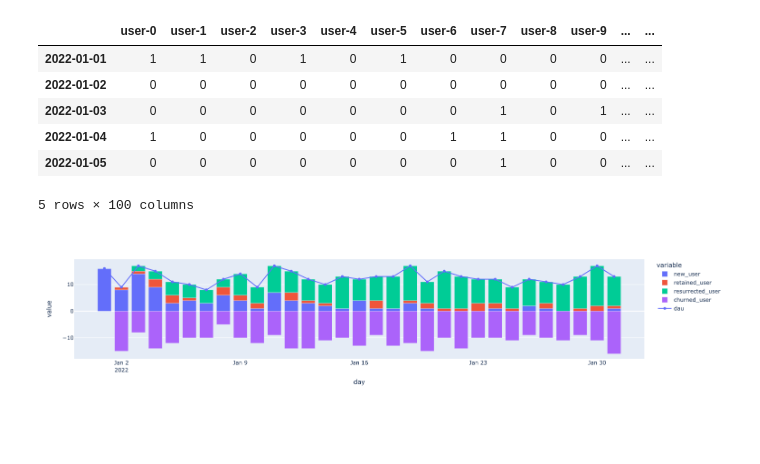
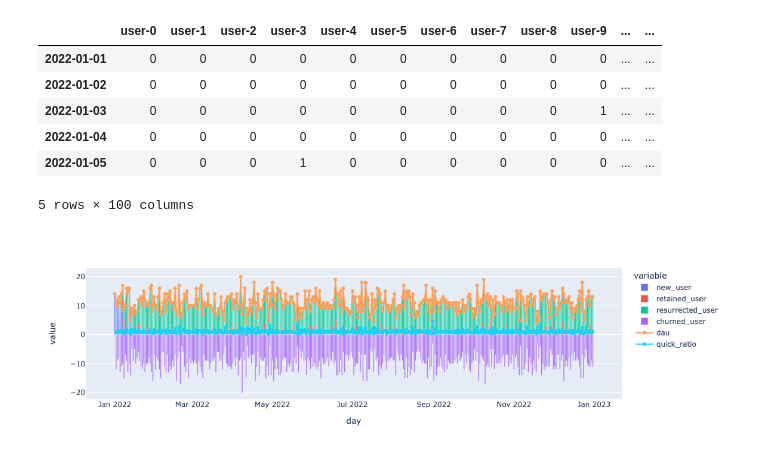
Before and after one commit to hidek84/product-growth-analysis, a Jupyter notebook: product-growth-analysis.ipynb, the cells around one changed output. Saved outputs shown, nothing was run; the diff lists cells and outputs as text; code cells hidden in the pictures; blank space fills up the shorter version.

Commit message:
enable webgl mode

```diff
--- a/product-growth-analysis.ipynb
+++ b/product-growth-analysis.ipynb
@@ -7,7 +7,7 @@ from plotly.subplots import make_subplots
 pd.options.plotting.backend = "plotly"
 
 names = range(100)
-dates = pd.date_range(start='2022-01-01', end='2022-01-31')
+dates = pd.date_range(start='2022-01-01', end='2022-12-31')
 
 rng = np.random.default_rng()
 activity = (rng.random((len(dates), len(names))) > 0.5).astype(int)
@@ -21,11 +21,11 @@ assert len(sum_check[sum_check == 0]) == 0
 df.head()
 # %% [output]
 |  | user-0 | user-1 | user-2 | user-3 | user-4 | user-5 | user-6 | user-7 | user-8 | user-9 | ... | ... |
-| 2022-01-01 | 1 | 1 | 0 | 1 | 0 | 1 | 0 | 0 | 0 | 0 | ... | ... |
+| 2022-01-01 | 0 | 0 | 0 | 0 | 0 | 0 | 0 | 0 | 0 | 0 | ... | ... |
 | 2022-01-02 | 0 | 0 | 0 | 0 | 0 | 0 | 0 | 0 | 0 | 0 | ... | ... |
-| 2022-01-03 | 0 | 0 | 0 | 0 | 0 | 0 | 0 | 1 | 0 | 1 | ... | ... |
-| 2022-01-04 | 1 | 0 | 0 | 0 | 0 | 0 | 1 | 1 | 0 | 0 | ... | ... |
-| 2022-01-05 | 0 | 0 | 0 | 0 | 0 | 0 | 0 | 1 | 0 | 0 | ... | ... |
+| 2022-01-03 | 0 | 0 | 0 | 0 | 0 | 0 | 0 | 0 | 0 | 1 | ... | ... |
+| 2022-01-04 | 0 | 0 | 0 | 0 | 0 | 0 | 0 | 0 | 0 | 0 | ... | ... |
+| 2022-01-05 | 0 | 0 | 0 | 1 | 0 | 0 | 0 | 0 | 0 | 0 | ... | ... |
 5 rows × 100 columns
 # %%
 def get_dau(input_df):
@@ -65,37 +65,58 @@ new = df.assign(
     new_user=get_new_user(df),
     retained_user=get_retained_user(df),
     churned_user=get_churned_user(df),
     continuous_churned_user=get_continuous_churned_user(df),
     resurrected_user=get_resurrected_user(df),
 )
 new['dau_cal'] = new.new_user.fillna(0) + new.retained_user + new.resurrected_user
 new['total'] = new.new_user.fillna(0) + new.retained_user + new.resurrected_user + new.churned_user + new.continuous_churned_user
 new['check'] = new['dau'] == new['dau_cal']
 new.index.name = 'day'
 
 # display(new.head())
 # # Check
 # test1 = df.loc[['2022-01-01']].T
 # display(test1[test1['2022-01-01'] == 1].sort_index())
 # test2 = pd.DataFrame(df.T.idxmax(axis=1)).assign(count=1).pivot(columns=0, values='count').T.loc[['2022-01-01']].T.fillna(0)
 # display(test2[test2['2022-01-01'] == 1].sort_index())
 
 
 ## Plot
+new['quick_ratio'] = (new.new_user + new.resurrected_user) / new.churned_user
 new['churned_user'] = -new['churned_user']
 new['continuous_churned_user'] = -new['continuous_churned_user']
-fig_dau = go.Scatter(
+
+# fig_dau = go.Scatter(
+#     x=new.index,
+#     y=new['dau'],
+#     text=new['dau'],
+#     textposition='top center',
+#     mode='lines+markers+text',
+#     name='dau'
+# )
+
+# Non-WebGL mode
+# fig_dau = new['dau'].plot(markers=True).data[0]
+# fig_quick_ratio = new['quick_ratio'].plot(markers=True).data[0]
+
+# WebGL mode
+fig_dau = go.Scattergl(
     x=new.index,
     y=new['dau'],
-    text=new['dau'],
-    textposition='top center',
-    mode='lines+markers+text',
-    name='dau'
+    name='dau',
+    mode='lines+markers',
 )
-fig_dau = new['dau'].plot(markers=True).data[0]
+
+fig_quick_ratio = go.Scattergl(
+    x=new.index,
+    y=new['quick_ratio'],
+    name='quick_ratio',
+    mode='lines+markers',
+)
 
 fig = new[['new_user', 'retained_user', 'resurrected_user', 'churned_user']].plot.bar()
 fig.add_trace(fig_dau)
+fig.add_trace(fig_quick_ratio)
 fig
 # %% [output]
-[figure, old version]
+[figure, new version]
```
